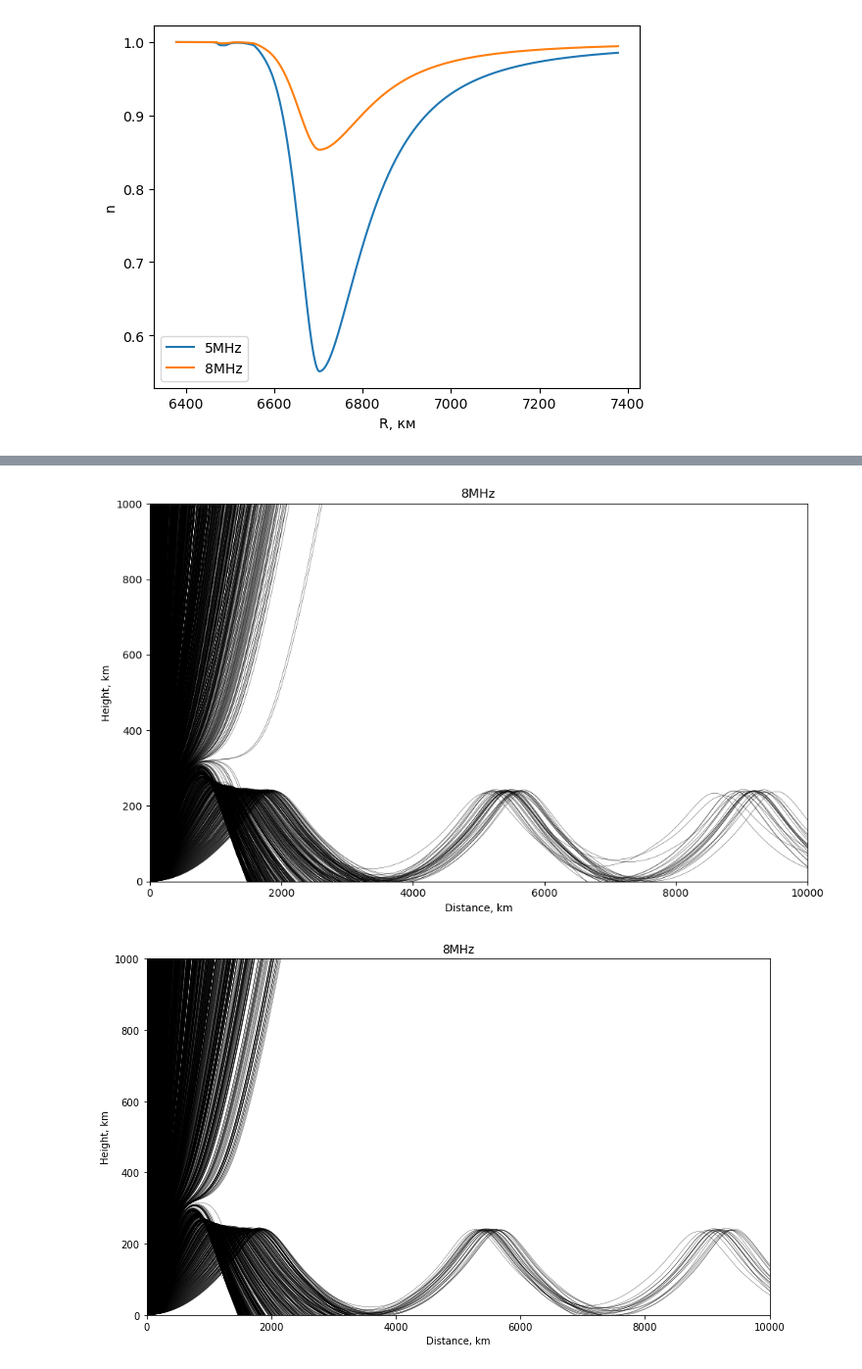
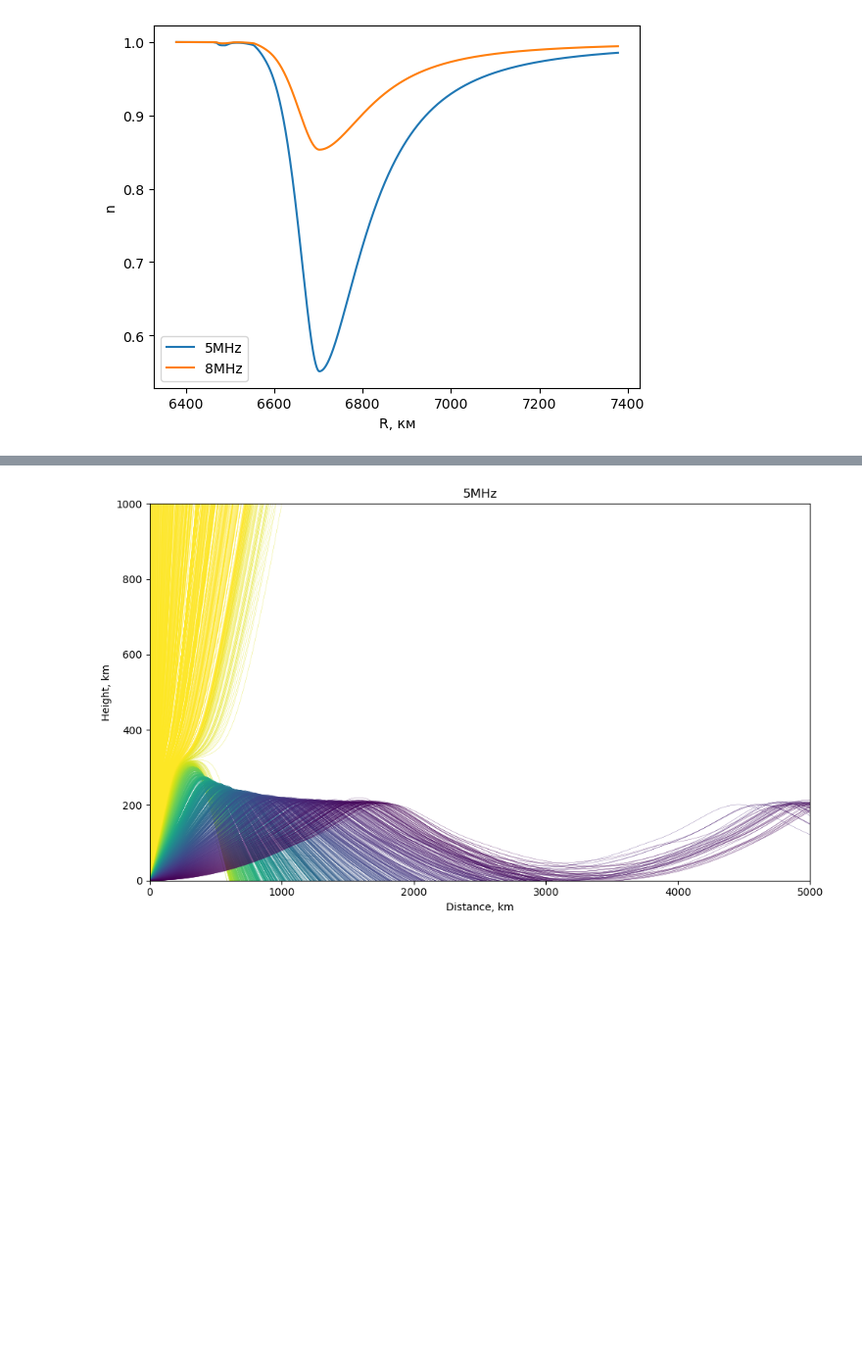
Before and after one commit to astronom-v-cube/exam_rrv, a Jupyter notebook: 6.ipynb, the cells around one changed output, grey strips where cells are left out. Shown at 98% size. Saved outputs shown, nothing was run; the diff lists cells and outputs as text; code cells hidden in the pictures; blank space fills up the shorter version.

```diff
--- a/6.ipynb
+++ b/6.ipynb
@@ -88,22 +63,24 @@ plt.savefig('d5.png')
-# %%
-#plt.subplot(projection = 'polar')
-plt.figure(figsize = (10,6))
-D8 = np.zeros(len(thetas)) * np.nan
-for i, theta0 in enumerate(thetas):
-    r,theta,nr,ntheta = solve(n8, R_earth.value, theta0, t)
-    d = theta*R_earth.value
-    z = r - R_earth.value
-
-    if z[-1] <= 0:
-        D8[i] = d[-1]
-    plt.plot(d/1e3, z/1e3, 'k', linewidth=0.25)
-plt.ylim(0, 1000)
-plt.xlim(0, 1e4)
-plt.xlabel('Distance, km')
-plt.ylabel('Height, km')
-plt.title('8MHz')
-plt.tight_layout()
-plt.savefig('d8.png')
-# %% [output]
-[figure, removed]
-[figure, removed]
+# %%
+#plt.subplot(projection = 'polar')
+plt.figure(figsize = (10,6))
+thetas = np.linspace(0,np.pi/2, 2**11)
+colors = plt.cm.viridis(thetas)[::-1]
+t = np.linspace(0,30e3, 2**14) # читай как оптический путь
+D5 = np.zeros(len(thetas)) * np.nan
+for i, theta0 in enumerate(thetas):
+    r,theta,nr,ntheta = solve(n5, R_earth, theta0, t)
+    d = theta*R_earth
+    z = r - R_earth
+
+    if z[-1] < 500:
+        D5[i] = d[-1]
+    plt.plot(d, z, c = colors[i], linewidth=0.2)
+plt.ylim(0, 1000)
+plt.xlim(0, 5e3)
+plt.xlabel('Distance, km')
+plt.ylabel('Height, km')
+plt.title('5MHz')
+plt.tight_layout()
+plt.savefig('d5.png')
+# %% [output]
+[figure, added]
```
Also changed, not shown: parts of 10 cells of this notebook.
